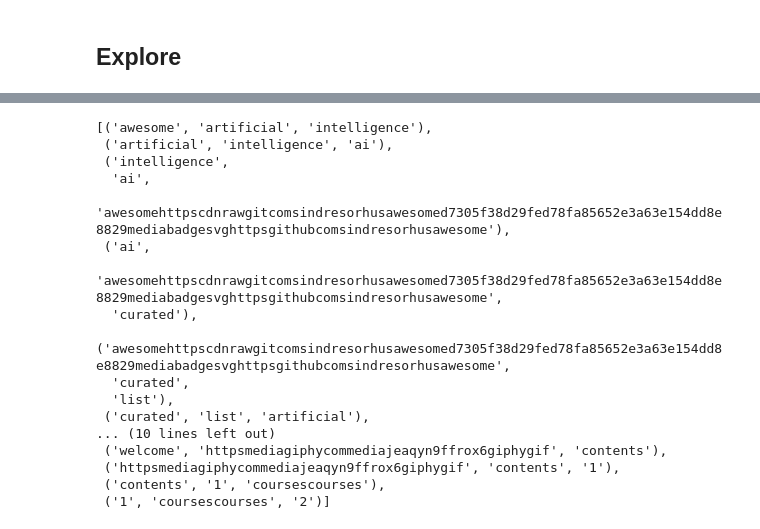
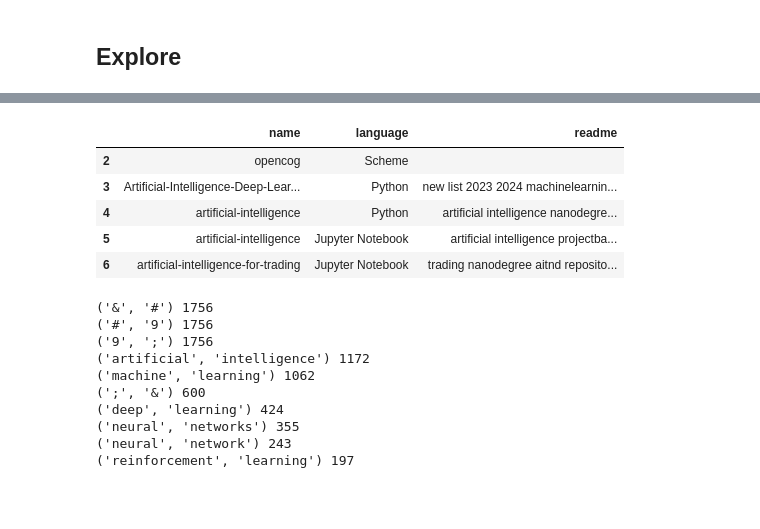
Before and after one commit to TheoandEdwige/git_lingua, a Jupyter notebook: scrapnotebook.ipynb, the cells around one changed output, grey strips where cells are left out. Cells and saved outputs as stored; diff of their text form; code cells hidden in the pictures; blank space fills up the shorter version.

```diff
--- a/scrapnotebook.ipynb
+++ b/scrapnotebook.ipynb
@@ -134,21 +112,36 @@ plt.show()
-# %%
-#tri
-list(nltk.ngrams(df.readme[0].split(), 3))[0:20]
-# %% [output]
-[('awesome', 'artificial', 'intelligence'),
- ('artificial', 'intelligence', 'ai'),
- ('intelligence',
-  'ai',
-  'awesomehttpscdnrawgitcomsindresorhusawesomed7305f38d29fed78fa85652e3a63e154dd8e8829mediabadgesvghttpsgithubcomsindresorhusawesome'),
- ('ai',
-  'awesomehttpscdnrawgitcomsindresorhusawesomed7305f38d29fed78fa85652e3a63e154dd8e8829mediabadgesvghttpsgithubcomsindresorhusawesome',
-  'curated'),
- ('awesomehttpscdnrawgitcomsindresorhusawesomed7305f38d29fed78fa85652e3a63e154dd8e8829mediabadgesvghttpsgithubcomsindresorhusawesome',
-  'curated',
-  'list'),
- ('curated', 'list', 'artificial'),
-... (10 lines left out)
- ('welcome', 'httpsmediagiphycommediajeaqyn9ffrox6giphygif', 'contents'),
- ('httpsmediagiphycommediajeaqyn9ffrox6giphygif', 'contents', '1'),
- ('contents', '1', 'coursescourses'),
- ('1', 'coursescourses', '2')]
+# %%
+df.head()
+# %% [output]
+|  | name | language | readme |
+| 2 | opencog | Scheme |  |
+| 3 | Artificial-Intelligence-Deep-Lear... | Python | new list 2023 2024 machinelearnin... |
+| 4 | artificial-intelligence | Python | artificial intelligence nanodegre... |
+| 5 | artificial-intelligence | Jupyter Notebook | artificial intelligence projectba... |
+| 6 | artificial-intelligence-for-trading | Jupyter Notebook | trading nanodegree aitnd reposito... |
+# %%
+# Tokenize the "readme" column
+df['readme_tokens'] = df['readme'].apply(nltk.word_tokenize)
+
+# Extract all bigrams
+all_bigrams = [bigram for tokens in df['readme_tokens'] for bigram in list(nltk.bigrams(tokens))]
+
+# Count the occurrences of each bigram
+bigram_counts = Counter(all_bigrams)
+
+# Find the top N bigrams
+top_n_bigrams = bigram_counts.most_common(10)  # Change 10 to the desired number of top bigrams
+
+# Print the top bigrams and their frequencies
+for bigram, frequency in top_n_bigrams:
+    print(bigram, frequency)
+# %% [output]
+('&', '#') 1756
+('#', '9') 1756
+('9', ';') 1756
+('artificial', 'intelligence') 1172
+('machine', 'learning') 1062
+(';', '&') 600
+('deep', 'learning') 424
+('neural', 'networks') 355
+('neural', 'network') 243
+('reinforcement', 'learning') 197
```
Also changed, not shown: parts of 18 cells of this notebook.
